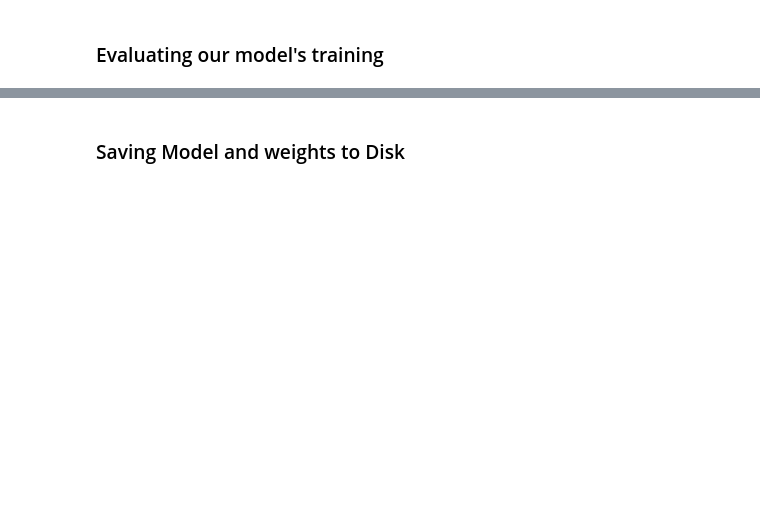
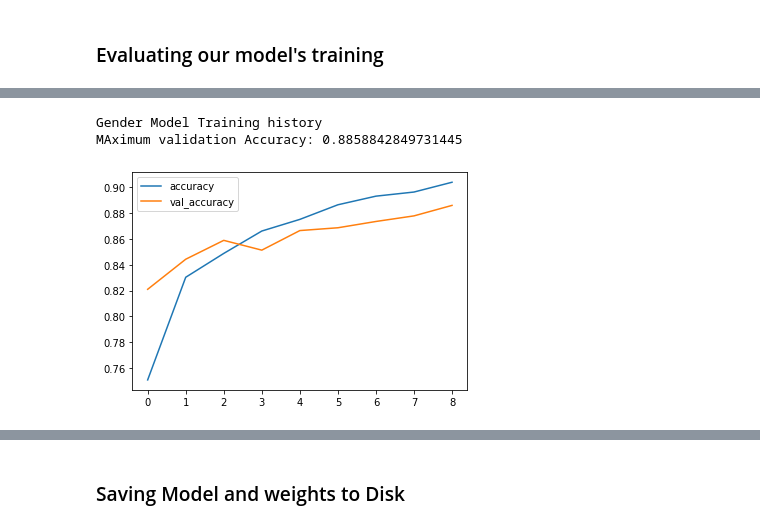
Before and after one commit to TerminalBen/Face_Classification, a Jupyter notebook: prediction.ipynb, the cells around one changed output, grey strips where cells are left out. Cells and saved outputs as stored; diff of their text form; code cells hidden in the pictures; blank space fills up the shorter version.

```diff
--- a/prediction.ipynb
+++ b/prediction.ipynb
@@ -164,3 +184,12 @@ Minimum validation loss: 0.2739487886428833
+# %%
+history_df = pd.DataFrame(history.history)
+history_df.loc[:, ['accuracy', 'val_accuracy']].plot();
+print("Gender Model Training history")
+print("MAximum validation Accuracy: {}".format(history_df['val_accuracy'].max()))
+# %% [output]
+Gender Model Training history
+MAximum validation Accuracy: 0.8858842849731445
+[figure, added]
 # %%
 history_df.head()
 # %% [output]
```
Also changed, not shown: parts of 34 cells of this notebook, 9 other files.
